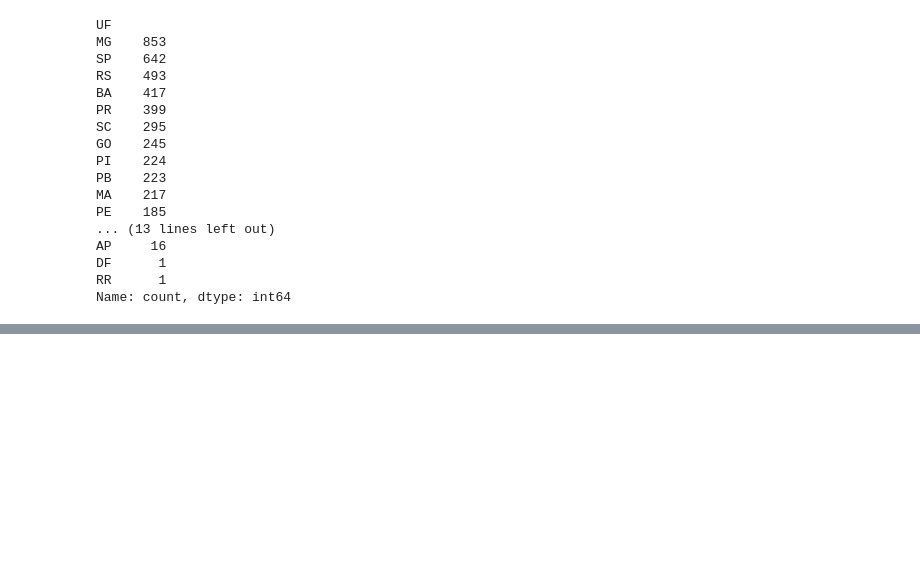
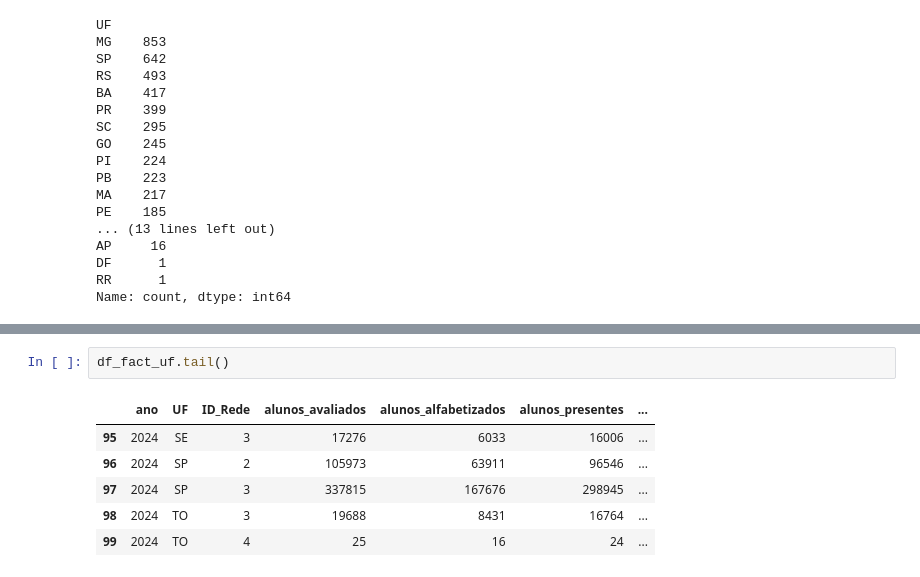
Before and after one commit to IcaroBedinotto-bed/tech-challenge-fase3, a Jupyter notebook: notebooks/01_explocarao_gold.ipynb, the cells around one changed output, grey strips where cells are left out. Drawn from its saved outputs; the diff is of its cells as text; blank space fills up the shorter version.

```diff
--- a/notebooks/01_explocarao_gold.ipynb
+++ b/notebooks/01_explocarao_gold.ipynb
@@ -85,0 +261,9 @@ Ao todo o Brasil possui 5.569 municípios, mas se imagina que nem todos possuem
+# %%
+df_fact_uf.tail()
+# %% [output]
+|  | ano | UF | ID_Rede | alunos_avaliados | alunos_alfabetizados | alunos_presentes | ... |
+| 95 | 2024 | SE | 3 | 17276 | 6033 | 16006 | ... |
+| 96 | 2024 | SP | 2 | 105973 | 63911 | 96546 | ... |
+| 97 | 2024 | SP | 3 | 337815 | 167676 | 298945 | ... |
+| 98 | 2024 | TO | 3 | 19688 | 8431 | 16764 | ... |
+| 99 | 2024 | TO | 4 | 25 | 16 | 24 | ... |
```
Also changed, not shown: parts of 34 cells of this notebook, 3 other files.
